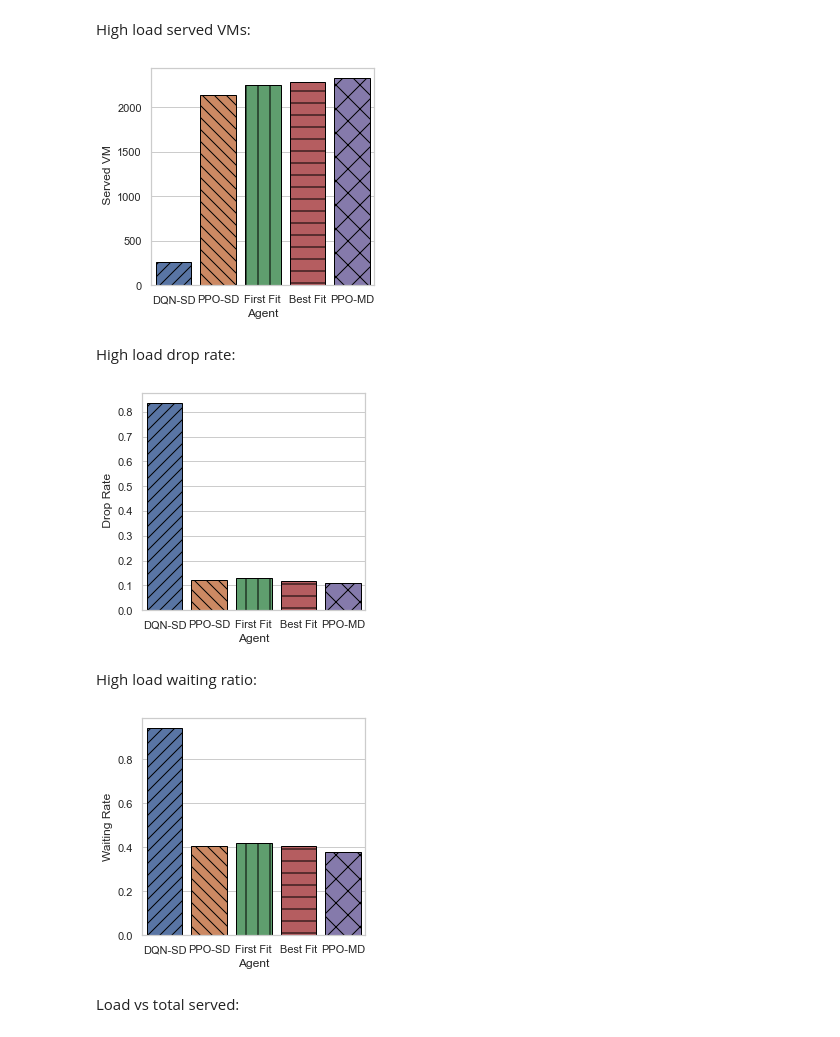
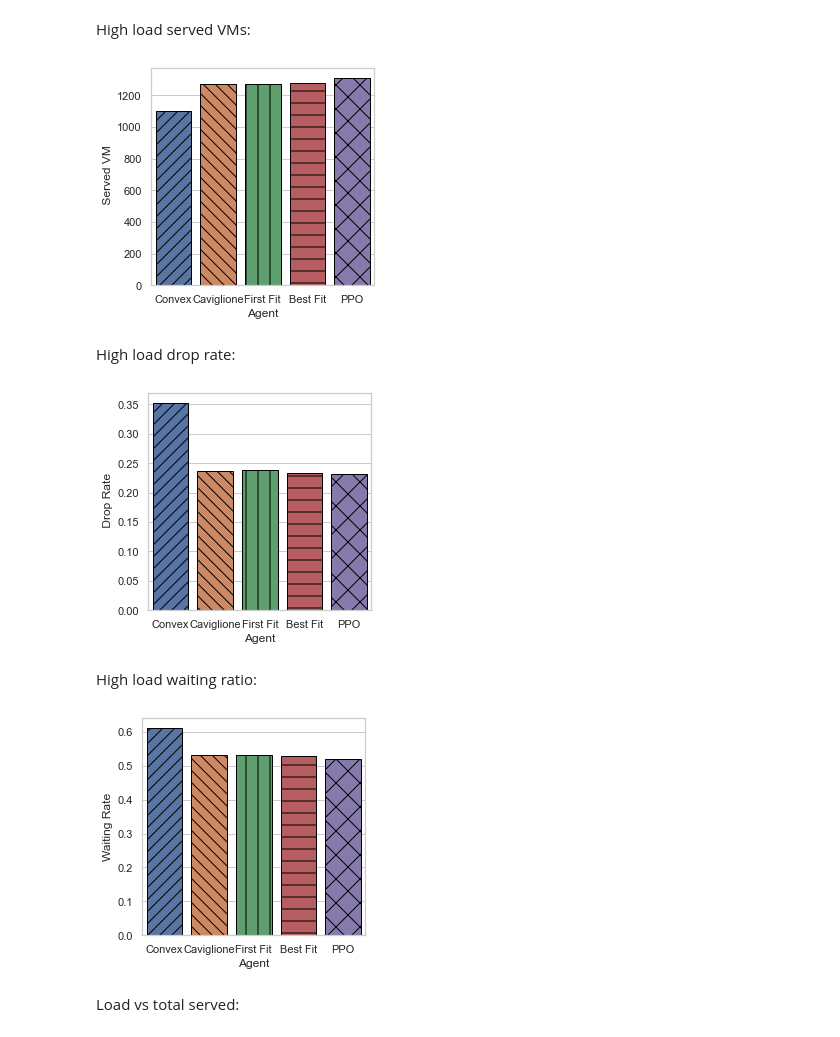
Before and after one commit to yzh503/vm-placement-migration-gym, a Jupyter notebook: plots.ipynb, the cells around one changed output. Saved outputs shown, nothing was run; the diff lists cells and outputs as text; code cells hidden in the pictures.

```diff
--- a/plots.ipynb
+++ b/plots.ipynb
@@ -18,18 +18,19 @@ def smooth(df, vals):
 models = {
     'bestfit': 'Best Fit',
     'firstfit': 'First Fit',
-    'ppolstm': 'PPO-LSTM',
+    'caviglione': 'Caviglione',
+    'convex': 'Convex',
     'ppo': 'PPO',
 }
 
 df = pd.DataFrame()
 for i in np.arange(0, 8, 1, dtype=int):
     for agent in models.keys():
-        f = open(f'data/exp_performance/p10sr1000load1.00/{agent}-{i}.json')
+        f = open(f'data/exp_performance/load1.00/{agent}-{i}.json')
         jsonstr = json.load(f)
         record = Record.import_record(agent, jsonstr)
-        sample = pd.DataFrame({'Reward': record.rewards, 'CPU Utilisation Mean': np.mean(record.cpu, axis=1), 'CPU Utilisation Variance': np.var(record.cpu, axis=1), 'Waiting Ratio': record.waiting_ratio})
-        smooth(sample, ['CPU Utilisation Mean', 'CPU Utilisation Variance', 'Waiting Ratio'])
+        sample = pd.DataFrame({'Reward': record.rewards, 'CPU Utilisation Mean': np.mean(record.cpu, axis=1), 'CPU Utilisation Variance': np.var(record.cpu, axis=1), 'Memory Utilisation Mean': np.mean(record.cpu, axis=1), 'Memory Utilisation Variance': np.var(record.cpu, axis=1), 'Waiting Ratio': record.waiting_ratio})
+        smooth(sample, ['CPU Utilisation Mean', 'CPU Utilisation Variance', 'Memory Utilisation Mean', 'Memory Utilisation Variance', 'Waiting Ratio'])
         sample['Agent'] = models[agent]
         sample['Step'] = sample.index + 1
         df = pd.concat([df, sample])
@@ -115,47 +104,48 @@ High load served VMs:
 models = {
     'bestfit': 'Best Fit',
     'firstfit': 'First Fit',
-    'ppolstm': 'PPO-MD',
-    'ppo': 'PPO-SD',
-    'dqn': 'DQN-SD',
+    'caviglione': 'Caviglione',
+    'convex': 'Convex',
+    'ppo': 'PPO',
 }
+
 plt.subplots(figsize=(4,4))
 df = pd.read_csv('data/exp_performance/summary.csv')
 for key in models.keys():
     df.replace(key, models[key], inplace=True)
-df = df[(df['Agent'].isin(models.values())) & (df[' Load'] == 1.0) & (df[' Serv Rate'] == 1000)]
+df = df[(df['Agent'].isin(models.values())) & (df[' Load'] == 1.0)]
 
-g = sns.barplot(x="Agent", y=" Served VM",linewidth=1, edgecolor="0", order=['DQN-SD', 'PPO-SD', 'First Fit', 'Best Fit', 'PPO-MD'], data=df)
+g = sns.barplot(x="Agent", y=" Served VM",linewidth=1, edgecolor="0", order=['Convex', 'Caviglione', 'First Fit', 'Best Fit', 'PPO'], data=df)
 hatches = ["//", "\\\\", "|", "-", "x"]
 for i, thisbar in enumerate(g.patches):
     thisbar.set_hatch(hatches[i])
 
 plt.savefig('plots/served_bar.pdf', bbox_inches='tight', pad_inches=0.25)
 # %% [output]
-[figure, old version]
+[figure, new version]
 # %% [markdown]
 High load drop rate:
 # %%
 plt.subplots(figsize=(4,4))
-g = sns.barplot(x="Agent", y=" Drop Rate",linewidth=1, edgecolor="0", order=['DQN-SD', 'PPO-SD', 'First Fit', 'Best Fit', 'PPO-MD'], data=df)
+g = sns.barplot(x="Agent", y=" Drop Rate",linewidth=1, edgecolor="0", order=['Convex', 'Caviglione', 'First Fit', 'Best Fit', 'PPO'], data=df)
 hatches = ["//", "\\\\", "|", "-", "x"]
 for i, thisbar in enumerate(g.patches):
     thisbar.set_hatch(hatches[i])
 plt.savefig('plots/drop_bar.pdf', bbox_inches='tight', pad_inches=0.25)
 # %% [output]
-[figure, old version]
+[figure, new version]
 # %% [markdown]
 High load waiting ratio:
 # %%
 plt.subplots(figsize=(4,4))
-g = sns.barplot(x="Agent", y=" Waiting Ratio",linewidth=1, edgecolor="0", order=['DQN-SD', 'PPO-SD', 'First Fit', 'Best Fit', 'PPO-MD'], data=df)
+g = sns.barplot(x="Agent", y=" Waiting Ratio",linewidth=1, edgecolor="0", order=['Convex', 'Caviglione', 'First Fit', 'Best Fit', 'PPO'], data=df)
 g.set(ylabel='Waiting Rate')
 hatches = ["//", "\\\\", "|", "-", "x"]
 for i, thisbar in enumerate(g.patches):
     thisbar.set_hatch(hatches[i])
 plt.savefig('plots/waiting_bar.pdf', bbox_inches='tight', pad_inches=0.25)
 # %% [output]
-[figure, old version]
+[figure, new version]
 # %% [markdown]
 Load vs total served:
 # %%
```
Also changed, not shown: parts of 22 cells of this notebook, 10 other files.
